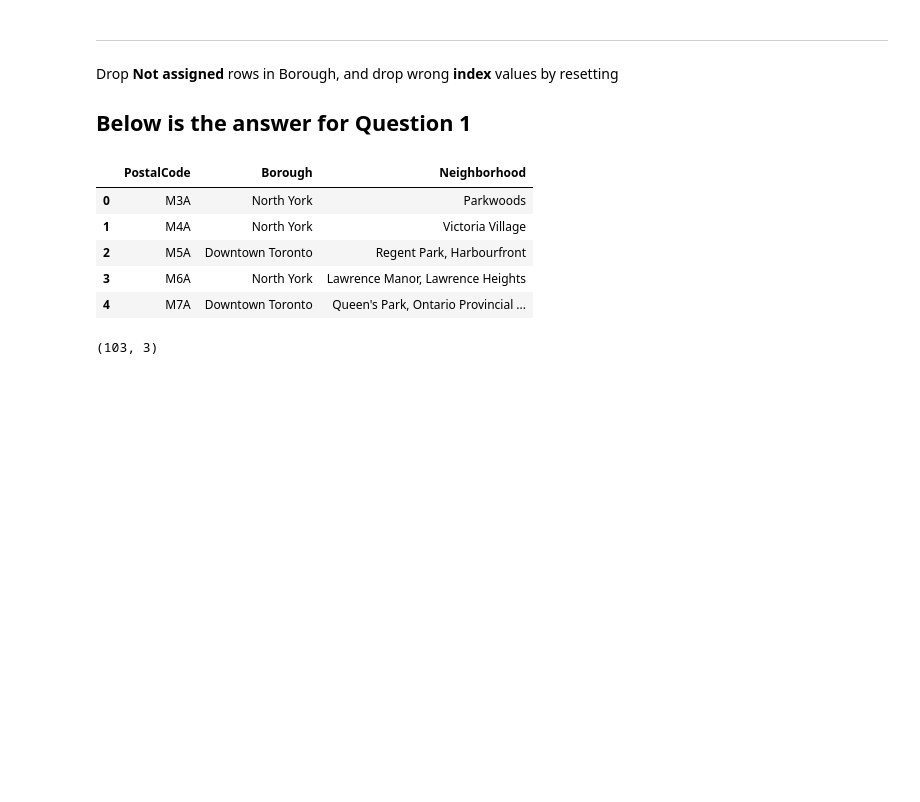
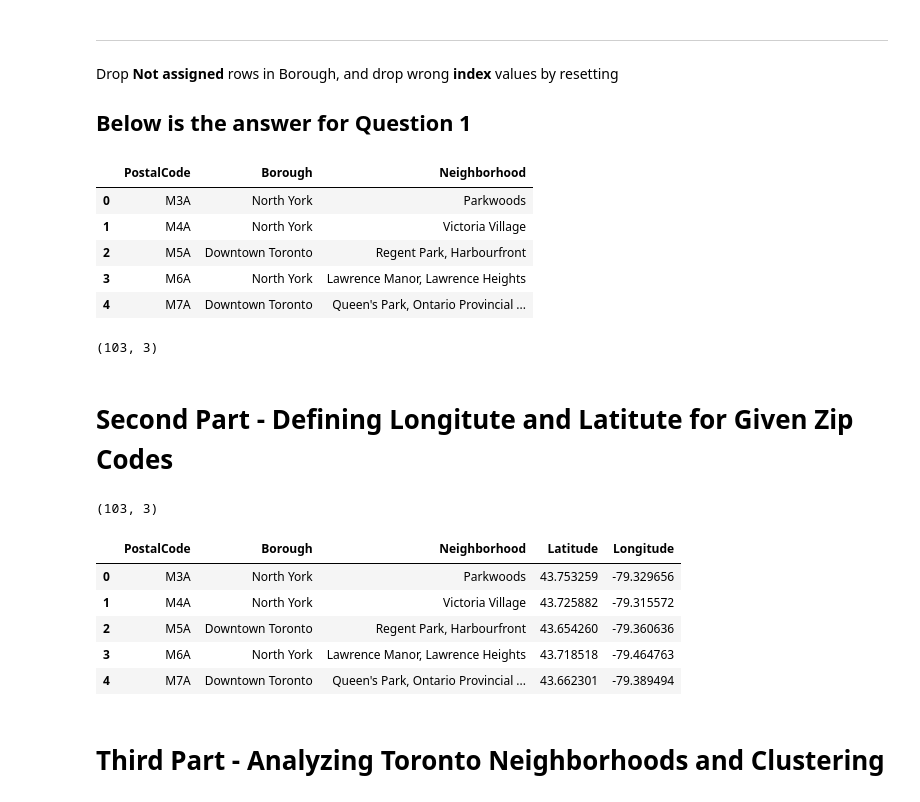
Before and after one commit to ihsankose/Coursera_Capstone, a Jupyter notebook: Week 3: Toronto.ipynb, the cells around one changed output. Drawn from its saved outputs; the diff is of its cells as text; code cells hidden in the pictures; blank space fills up the shorter version.

```diff
--- a/Week 3: Toronto.ipynb
+++ b/Week 3: Toronto.ipynb
@@ -56,3 +56,24 @@ df.head()
 df.shape
 # %% [output]
 (103, 3)
+# %% [markdown]
+# Second Part - Defining Longitute and Latitute for Given Zip Codes
+# %%
+df_location = pd.read_csv('https://cocl.us/Geospatial_data')
+# %%
+df_location.shape
+# %% [output]
+(103, 3)
+# %%
+df_merged = pd.merge(left=df, right=df_location, left_on='PostalCode', right_on='Postal Code').drop('Postal Code', axis=1)
+# %%
+df_merged.head()
+# %% [output]
+|  | PostalCode | Borough | Neighborhood | Latitude | Longitude |
+| 0 | M3A | North York | Parkwoods | 43.753259 | -79.329656 |
+| 1 | M4A | North York | Victoria Village | 43.725882 | -79.315572 |
+| 2 | M5A | Downtown Toronto | Regent Park, Harbourfront | 43.654260 | -79.360636 |
+| 3 | M6A | North York | Lawrence Manor, Lawrence Heights | 43.718518 | -79.464763 |
+| 4 | M7A | Downtown Toronto | Queen's Park, Ontario Provincial ... | 43.662301 | -79.389494 |
+# %% [markdown]
+# Third Part - Analyzing Toronto Neighborhoods and Clustering
```
Also changed, not shown: parts of 6 cells of this notebook.
